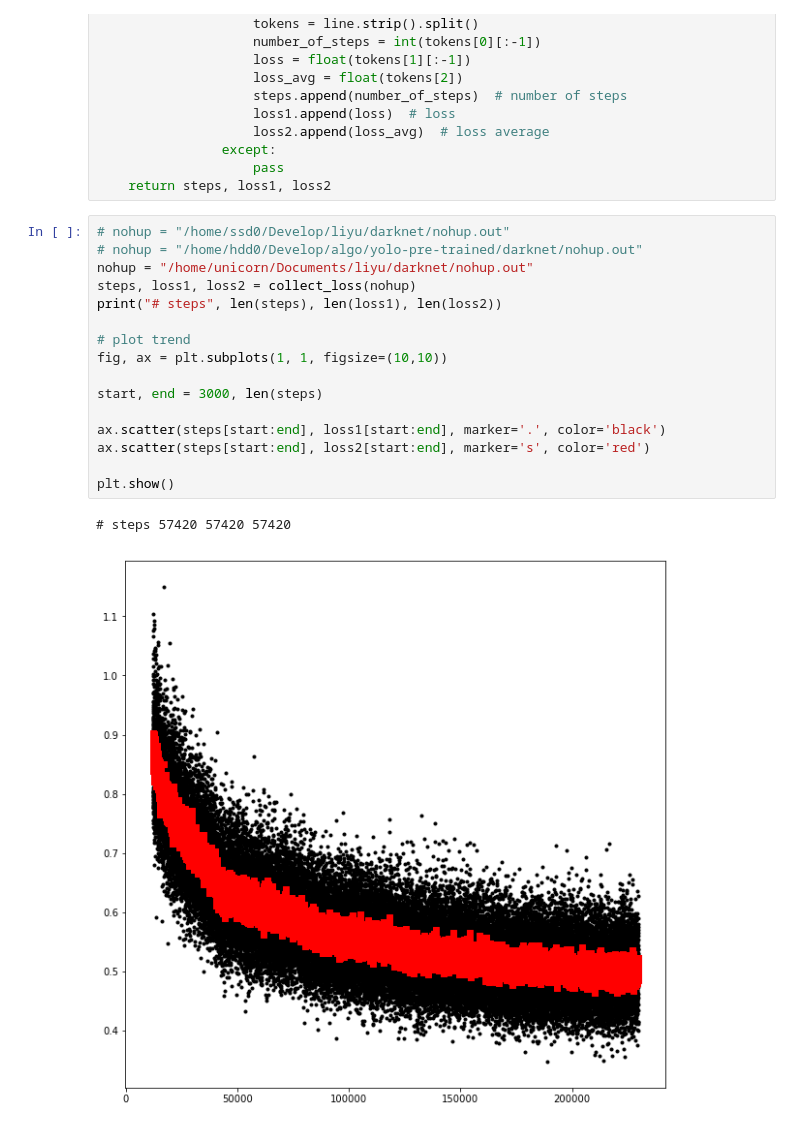
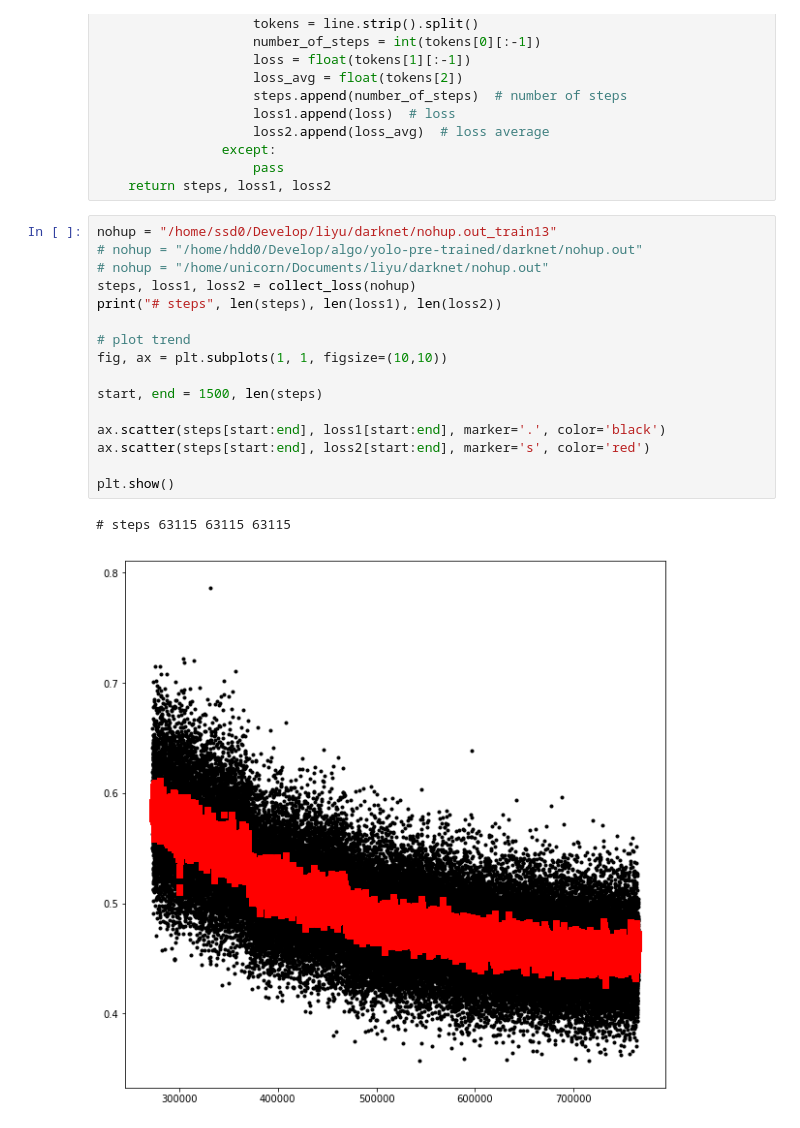
Before and after one commit to liyu10000/tct, a Jupyter notebook: conference/darknet/loss_vs_steps.ipynb, the cells around one changed output. Saved outputs shown, nothing was run; the diff lists cells and outputs as text.

Commit message:
replotted train13 training curve

```diff
--- a/conference/darknet/loss_vs_steps.ipynb
+++ b/conference/darknet/loss_vs_steps.ipynb
@@ -21,21 +21,21 @@ def collect_loss(nohup_file):
                     pass
     return steps, loss1, loss2
 # %%
-# nohup = "/home/ssd0/Develop/liyu/darknet/nohup.out"
+nohup = "/home/ssd0/Develop/liyu/darknet/nohup.out_train13"
 # nohup = "/home/hdd0/Develop/algo/yolo-pre-trained/darknet/nohup.out"
-nohup = "/home/unicorn/Documents/liyu/darknet/nohup.out"
+# nohup = "/home/unicorn/Documents/liyu/darknet/nohup.out"
 steps, loss1, loss2 = collect_loss(nohup)
 print("# steps", len(steps), len(loss1), len(loss2))
 
 # plot trend
 fig, ax = plt.subplots(1, 1, figsize=(10,10))
 
-start, end = 3000, len(steps)
+start, end = 1500, len(steps)
 
 ax.scatter(steps[start:end], loss1[start:end], marker='.', color='black')
 ax.scatter(steps[start:end], loss2[start:end], marker='s', color='red')
 
 plt.show()
 # %% [output]
-# steps 57420 57420 57420
+# steps 63115 63115 63115
-[figure, old version]
+[figure, new version]
```
